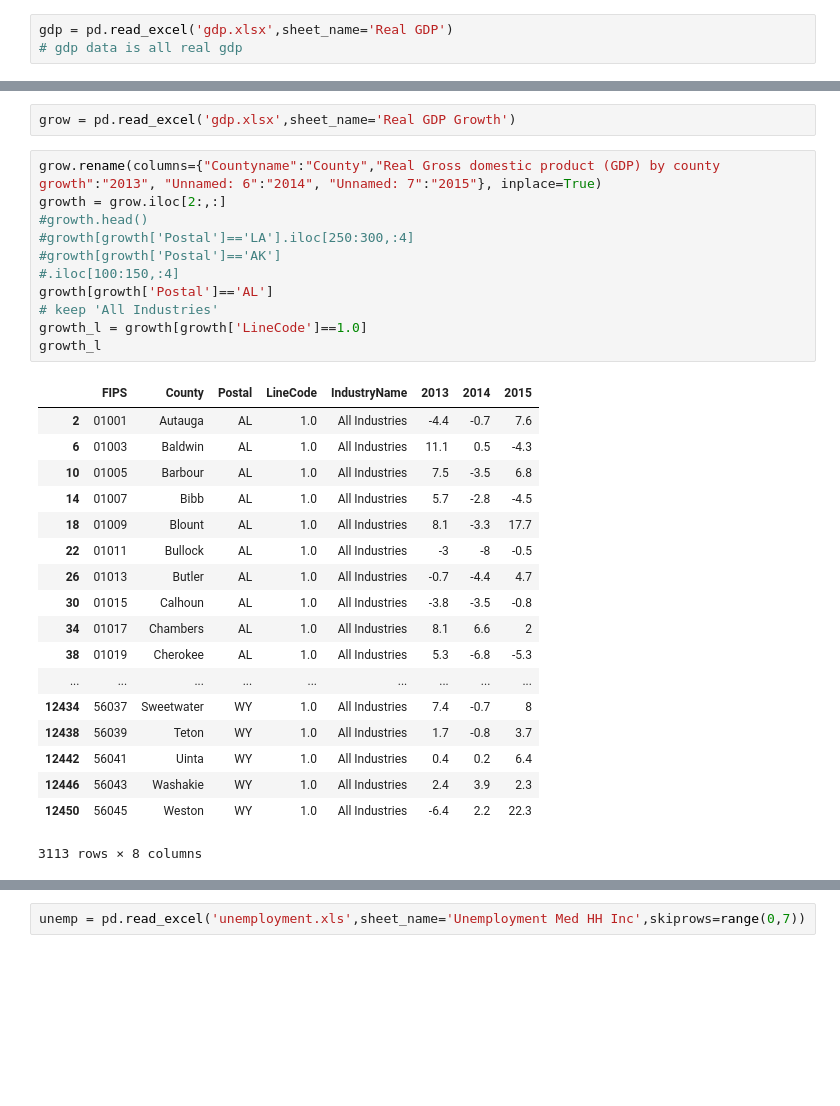
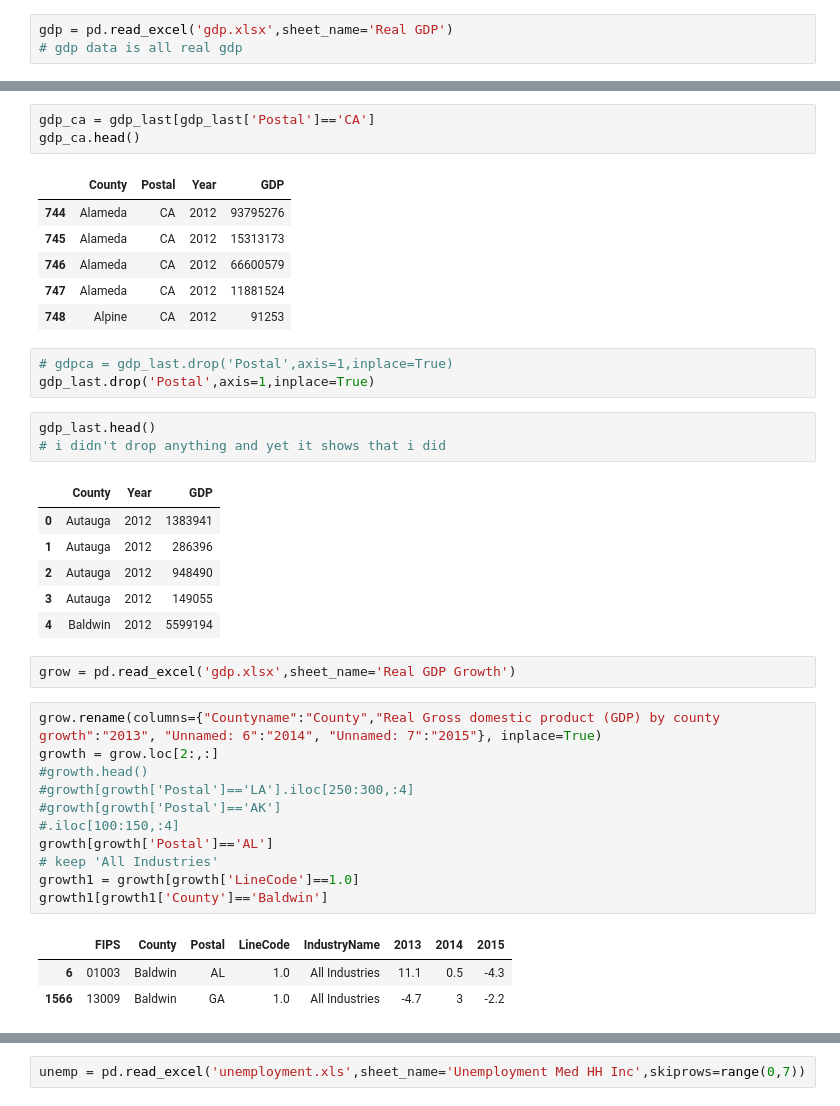
Before and after one commit to ce-r/steps, a Jupyter notebook: capstone-PRACTICE-Andrea.ipynb, the cells around one changed output, grey strips where cells are left out. Drawn from its saved outputs; the diff is of its cells as text; blank space fills up the shorter version.

```diff
--- a/capstone-PRACTICE-Andrea.ipynb
+++ b/capstone-PRACTICE-Andrea.ipynb
@@ -101,33 +76,41 @@ gdp_last
+# %%
+gdp_ca = gdp_last[gdp_last['Postal']=='CA']
+gdp_ca.head()
+# %% [output]
+|  | County | Postal | Year | GDP |
+| 744 | Alameda | CA | 2012 | 93795276 |
+| 745 | Alameda | CA | 2012 | 15313173 |
+| 746 | Alameda | CA | 2012 | 66600579 |
+| 747 | Alameda | CA | 2012 | 11881524 |
+| 748 | Alpine | CA | 2012 | 91253 |
+# %%
+# gdpca = gdp_last.drop('Postal',axis=1,inplace=True)
+gdp_last.drop('Postal',axis=1,inplace=True)
+# %%
+gdp_last.head()
+# i didn't drop anything and yet it shows that i did
+# %% [output]
+|  | County | Year | GDP |
+| 0 | Autauga | 2012 | 1383941 |
+| 1 | Autauga | 2012 | 286396 |
+| 2 | Autauga | 2012 | 948490 |
+| 3 | Autauga | 2012 | 149055 |
+| 4 | Baldwin | 2012 | 5599194 |
 # %%
 grow = pd.read_excel('gdp.xlsx',sheet_name='Real GDP Growth')
 # %%
 grow.rename(columns={"Countyname":"County","Real Gross domestic product (GDP) by county growth":"2013", "Unnamed: 6":"2014", "Unnamed: 7":"2015"}, inplace=True)
-growth = grow.iloc[2:,:]
+growth = grow.loc[2:,:]
 #growth.head()
 #growth[growth['Postal']=='LA'].iloc[250:300,:4]
 #growth[growth['Postal']=='AK']
 #.iloc[100:150,:4]
 growth[growth['Postal']=='AL']
 # keep 'All Industries'
-growth_l = growth[growth['LineCode']==1.0]
-growth_l
+growth1 = growth[growth['LineCode']==1.0]
+growth1[growth1['County']=='Baldwin']
 # %% [output]
 |  | FIPS | County | Postal | LineCode | IndustryName | 2013 | 2014 | 2015 |
-| 2 | 01001 | Autauga | AL | 1.0 | All Industries | -4.4 | -0.7 | 7.6 |
 | 6 | 01003 | Baldwin | AL | 1.0 | All Industries | 11.1 | 0.5 | -4.3 |
-| 10 | 01005 | Barbour | AL | 1.0 | All Industries | 7.5 | -3.5 | 6.8 |
-| 14 | 01007 | Bibb | AL | 1.0 | All Industries | 5.7 | -2.8 | -4.5 |
-| 18 | 01009 | Blount | AL | 1.0 | All Industries | 8.1 | -3.3 | 17.7 |
-| 22 | 01011 | Bullock | AL | 1.0 | All Industries | -3 | -8 | -0.5 |
-| 26 | 01013 | Butler | AL | 1.0 | All Industries | -0.7 | -4.4 | 4.7 |
-| 30 | 01015 | Calhoun | AL | 1.0 | All Industries | -3.8 | -3.5 | -0.8 |
-| 34 | 01017 | Chambers | AL | 1.0 | All Industries | 8.1 | 6.6 | 2 |
-| 38 | 01019 | Cherokee | AL | 1.0 | All Industries | 5.3 | -6.8 | -5.3 |
-| ... | ... | ... | ... | ... | ... | ... | ... | ... |
-| 12434 | 56037 | Sweetwater | WY | 1.0 | All Industries | 7.4 | -0.7 | 8 |
-| 12438 | 56039 | Teton | WY | 1.0 | All Industries | 1.7 | -0.8 | 3.7 |
-| 12442 | 56041 | Uinta | WY | 1.0 | All Industries | 0.4 | 0.2 | 6.4 |
-| 12446 | 56043 | Washakie | WY | 1.0 | All Industries | 2.4 | 3.9 | 2.3 |
-| 12450 | 56045 | Weston | WY | 1.0 | All Industries | -6.4 | 2.2 | 22.3 |
+| 1566 | 13009 | Baldwin | GA | 1.0 | All Industries | -4.7 | 3 | -2.2 |
-3113 rows × 8 columns
 # %%
```
Also changed, not shown: parts of 32 cells of this notebook.
